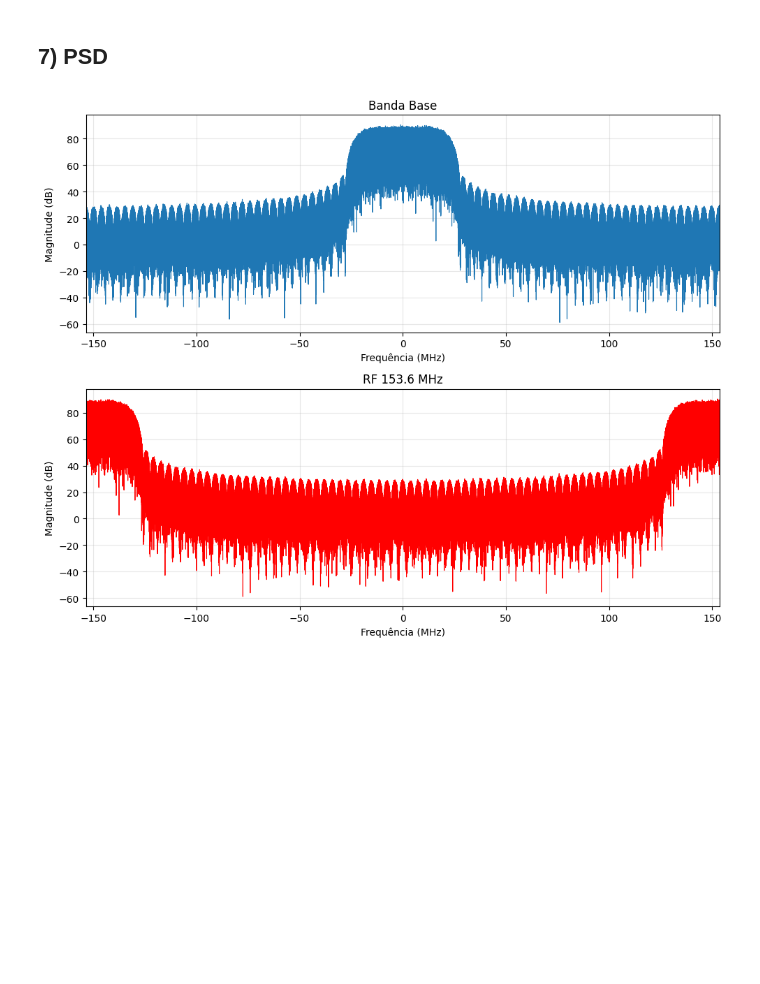
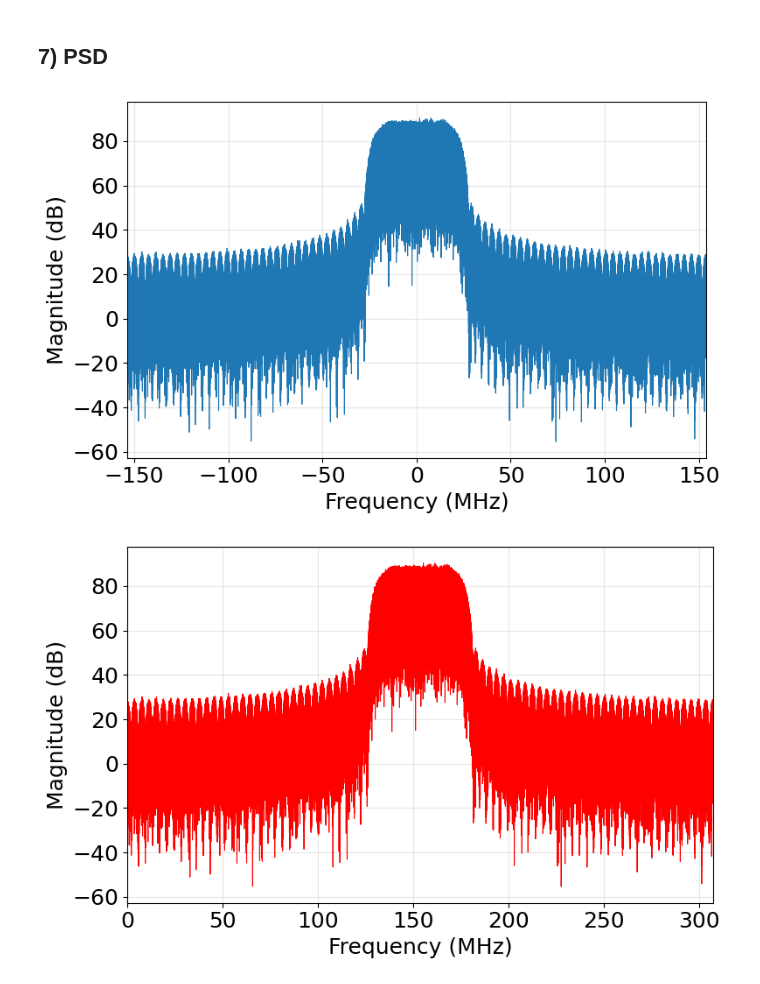
Before and after one commit to Rawerinno/CV-QKD, a Jupyter notebook: cv_qkd_pipeline.ipynb, the cells around one changed output. Cells and saved outputs as stored; diff of their text form; code cells hidden in the pictures; blank space fills up the shorter version.

```diff
--- a/cv_qkd_pipeline.ipynb
+++ b/cv_qkd_pipeline.ipynb
@@ -13,7 +15,7 @@ os.makedirs(BASE_DIR, exist_ok=True)
 ## 1) Constellation 64-QAM and MB distribution
 # %%
 qam = 64
-N = 1_000_000
+N = 10000
 
 # ⟨n⟩
 n_target = 10
@@ -43,11 +45,10 @@ values = values_base * scale_factor
 plt.figure(figsize=(6, 6))
 plt.scatter(np.real(values), np.imag(values), color='C0', s=120)
 plt.grid(True, alpha=0.3)
-plt.title(f'{qam}-QAM')
-plt.xlabel('I')
-plt.ylabel('Q')
-plt.xticks(np.arange(-14, 15, 2))
-plt.yticks(np.arange(-14, 15, 2))
+plt.xlabel('I', fontsize=18)
+plt.ylabel('Q', fontsize=18)
+plt.xticks(np.arange(-14, 15, 2), fontsize=18)
+plt.yticks(np.arange(-14, 15, 2), fontsize=18)
 plt.axis('equal')
 plt.tight_layout()
 plt.show()
@@ -259,24 +324,56 @@ plt.show()
 # %% [markdown]
 ## 7) PSD
 # %%
-def plot_spectrum(ax, signal, fs, title, color='C0'):
+def plot_spectrum(signal, fs, color='C0'):
     N = len(signal)
     fft_sig = np.fft.fftshift(np.fft.fft(signal))
     f = np.fft.fftshift(np.fft.fftfreq(N, d=1/fs))
     psd_db = 10 * np.log10(np.abs(fft_sig) ** 2 + 1e-15)
 
-    ax.plot(f / 1e6, psd_db, color=color, linewidth=0.8)
-    ax.set_title(title)
-    ax.set_xlabel('Frequência (MHz)')
-    ax.set_ylabel('Magnitude (dB)')
-    ax.grid(True, alpha=0.3)
-    ax.set_xlim(-fs / 2 / 1e6, fs / 2 / 1e6)
+    plt.figure(figsize=(8, 5))
+    plt.plot(f / 1e6, psd_db, color=color, linewidth=0.8)
+    plt.xlabel('Frequency (MHz)', fontsize=18)
+    plt.ylabel('Magnitude (dB)', fontsize=18)
+    plt.grid(True, alpha=0.3)
+    plt.xlim(-fs / 2 / 1e6, fs / 2 / 1e6)
+    plt.xticks(fontsize=18)
+    plt.yticks(fontsize=18)
+    plt.tight_layout()
+    plt.show()
 
-fig, axs = plt.subplots(2, 1, figsize=(10, 8))
-plot_spectrum(axs[0], signal_bb, fs, 'Banda Base')
-plot_spectrum(axs[1], signal_rf, fs, 'RF 153.6 MHz', color='red')
+
+# Baseband
+plot_spectrum(signal_bb, fs)
+
+
+# RF
+_real_show = plt.show
+plt.show = lambda *args, **kwargs: None
+
+plot_spectrum(signal_rf, fs, color='red')
+
+plt.show = _real_show
+fig = plt.gcf()
+ax = plt.gca()
+
+line = ax.lines[0]
+x = line.get_xdata()
+y = line.get_ydata()
+
+fs_mhz = fs / 1e6
+
+pos = x >= 0
+neg = x < 0
+x_new = np.concatenate([x[pos], x[neg] + fs_mhz])
+y_new = np.concatenate([y[pos], y[neg]])
+
+line.set_xdata(x_new)
+line.set_ydata(y_new)
+
+ax.set_xlim(0, fs_mhz)
 
 plt.tight_layout()
 plt.show()
 # %% [output]
-[figure, old version]
+[figure, new version]
+[figure, added]
```
Also changed, not shown: parts of 6 cells of this notebook.
